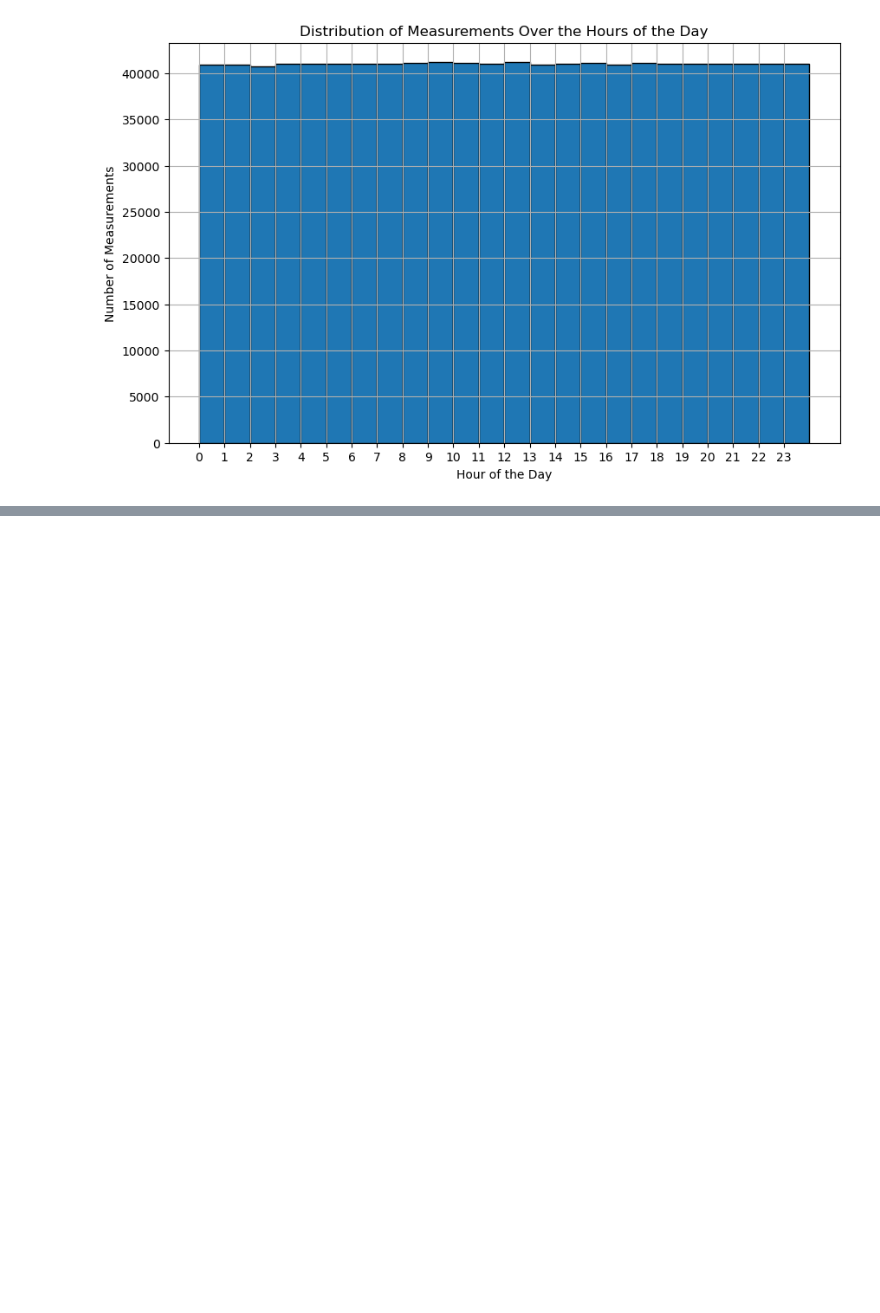
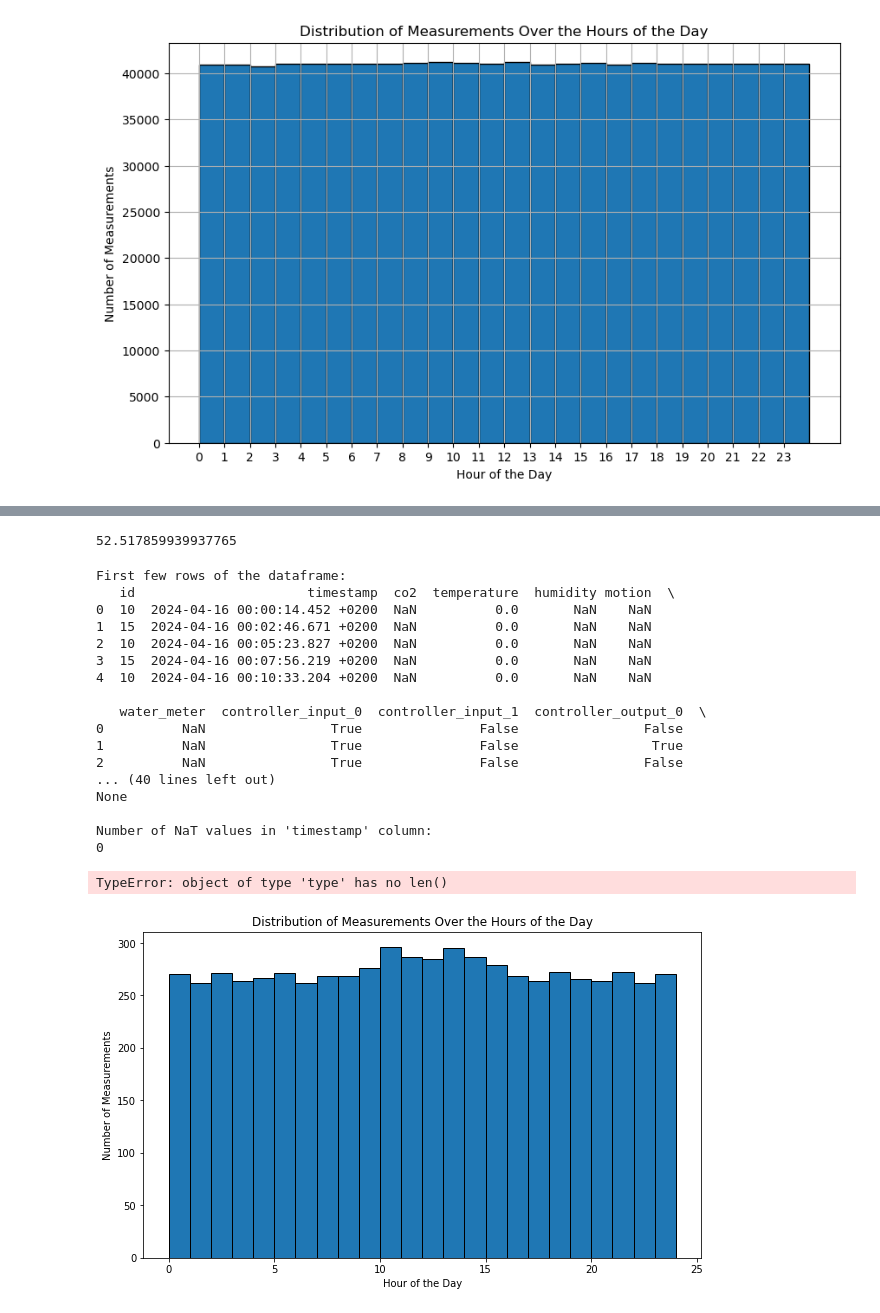
Before and after one commit to LeTartap/SISContainerProjGroup5, a Jupyter notebook: sensor_data_measurements.ipynb, the cells around one changed output, grey strips where cells are left out. Saved outputs shown, nothing was run; the diff lists cells and outputs as text; code cells hidden in the pictures; blank space fills up the shorter version.

Commit message:
yeah just a bunch of visualizations, trying to make some sense of the data data cleaning by sampling every 15m instead of every measurement etc..

```diff
--- a/sensor_data_measurements.ipynb
+++ b/sensor_data_measurements.ipynb
@@ -71,0 +98,73 @@ plt.show()
+# %%
+# load environment data to a new dataframe
+df_env = pd.read_csv('data/environment_202405221206.csv')
+df_env_ut = pd.read_csv('data/ut_contaienr_data/environment_202405221219.csv')
+
+
+# df_env.head()
+
+#average humidity level in smart containers
+average_humidity = df_env['humidity'].mean()
+
+
+# do some data cleanup
+df_env['timestamp'] = pd.to_datetime(df_env['timestamp'], errors='coerce')
+df_env['humidity'] = pd.to_numeric(df_env['humidity'], errors='coerce')
+
+average_humidity
+# %% [output]
+52.517859939937765
+# %%
+import pandas as pd
+import matplotlib.pyplot as plt
+
+# Load the CSV data into a DataFrame
+file_path = 'data/ut_contaienr_data/environment_202405221219.csv'  # Update this path
+df = pd.read_csv(file_path)
+
+# Display the first few rows of the dataframe
+print("First few rows of the dataframe:")
+print(df.head())
+
+# Display basic information about the dataframe
+print("\nDataframe information:")
+print(df.info())
+
+# Convert the 'timestamp' column to datetime, handling any errors during conversion
+df['timestamp'] = pd.to_datetime(df['timestamp'], errors='coerce')
+
+# Check for any NaT values that couldn't be converted
+print("\nNumber of NaT values in 'timestamp' column:")
+print(df['timestamp'].isna().sum())
+
+# Extract the hour from the timestamp
+df['hour'] = df['timestamp'].dt.hour
+
+# Plot the distribution of measurements over the hours of the day
+plt.figure(figsize=(10, 6))
+plt.hist(df['hour'], bins=24, range=(0, 24), edgecolor='black')
+plt.title('Distribution of Measurements Over the Hours of the Day')
+plt.xlabel('Hour of the Day')
+plt.ylabel('Number of Measurements')
+plt.grid(True)
+plt.show()
+# %% [output]
+First few rows of the dataframe:
+   id                      timestamp  co2  temperature  humidity motion  \
+0  10  2024-04-16 00:00:14.452 +0200  NaN          0.0       NaN    NaN
+1  15  2024-04-16 00:02:46.671 +0200  NaN          0.0       NaN    NaN
+2  10  2024-04-16 00:05:23.827 +0200  NaN          0.0       NaN    NaN
+3  15  2024-04-16 00:07:56.219 +0200  NaN          0.0       NaN    NaN
+4  10  2024-04-16 00:10:33.204 +0200  NaN          0.0       NaN    NaN
+
+   water_meter  controller_input_0  controller_input_1  controller_output_0  \
+0          NaN                True               False                False
+1          NaN                True               False                 True
+2          NaN                True               False                False
+... (40 lines left out)
+None
+
+Number of NaT values in 'timestamp' column:
+0
+TypeError: object of type 'type' has no len()
+[figure, added]
```
Also changed, not shown: parts of 7 cells of this notebook, 3 other files.
